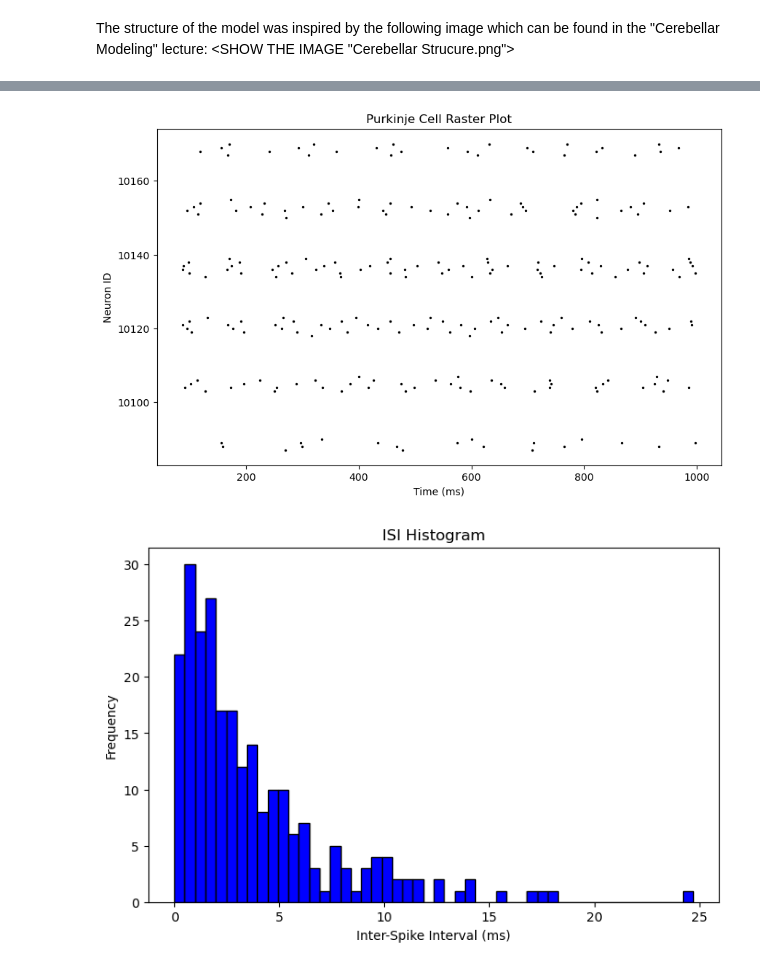
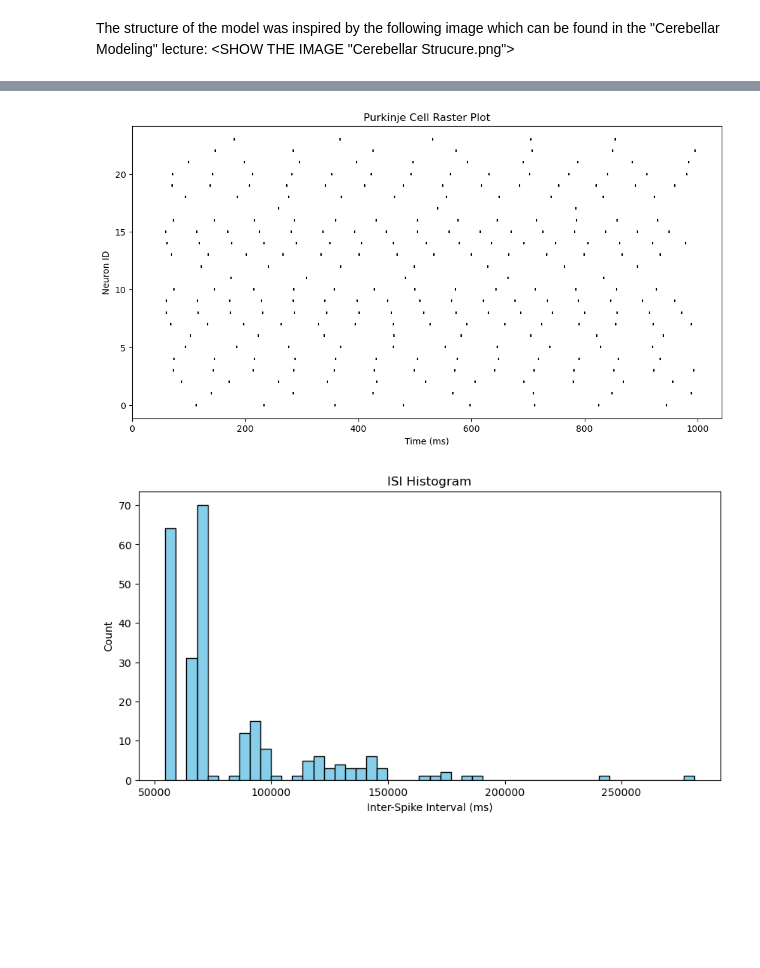
Before and after one commit to ashley-andrea/Project_BM, a Jupyter notebook: cerebellum_simulation.ipynb, the cells around one changed output, grey strips where cells are left out. Saved outputs shown, nothing was run; the diff lists cells and outputs as text; code cells hidden in the pictures; blank space fills up the shorter version.

```diff
--- a/cerebellum_simulation.ipynb
+++ b/cerebellum_simulation.ipynb
@@ -137,6 +164,10 @@ GrC_spatial_voltage_data = spatial_results["granule_voltages"]
 GoC_spatial_spike_data = spatial_results["golgi_spikes"]
 GoC_spatial_voltage_data = spatial_results["golgi_voltages"]
 
-PC_isis = analysis.get_isi_distribution(PC_spatial_spike_data["times"])
-GrC_isis = analysis.get_isi_distribution(GrC_spatial_spike_data["times"])
-GoC_isis = analysis.get_isi_distribution(GoC_spatial_spike_data["times"])
+PC_spatial_spike_results = analysis.analyze_spike_data(PC_spatial_spike_data)
+GrC_spatial_spike_results = analysis.analyze_spike_data(GrC_spatial_spike_data)
+GoC_spatial_spike_results = analysis.analyze_spike_data(GoC_spatial_spike_data)
+
+PC_isis = analysis.get_isi_distribution(PC_spatial_spike_results["spike_trains"])
+GrC_isis = analysis.get_isi_distribution(GrC_spatial_spike_results["spike_trains"])
+GoC_isis = analysis.get_isi_distribution(GoC_spatial_spike_results["spike_trains"])
@@ -147,7 +197,7 @@ visualization.plot_voltage_trace(PC_spatial_voltage_data, title="Purkinje Cell V
 # %%
-visualization.plot_raster(PC_spatial_spike_data, title="Purkinje Cell Raster Plot")
+visualization.plot_raster(PC_spatial_spike_results, title="Purkinje Cell Raster Plot")
 visualization.plot_isi_histogram(PC_isis)
 # %% [output]
-[figure, old version]
+[figure, new version]
-[figure, old version]
+[figure, new version]
 # %%
```
Also changed, not shown: parts of 11 cells of this notebook, 3 other files.
